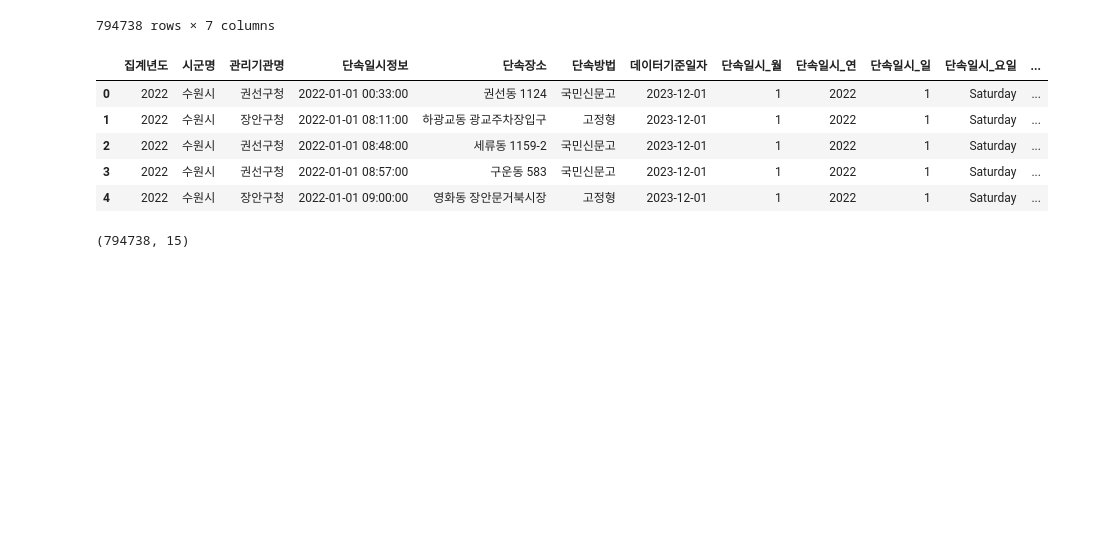
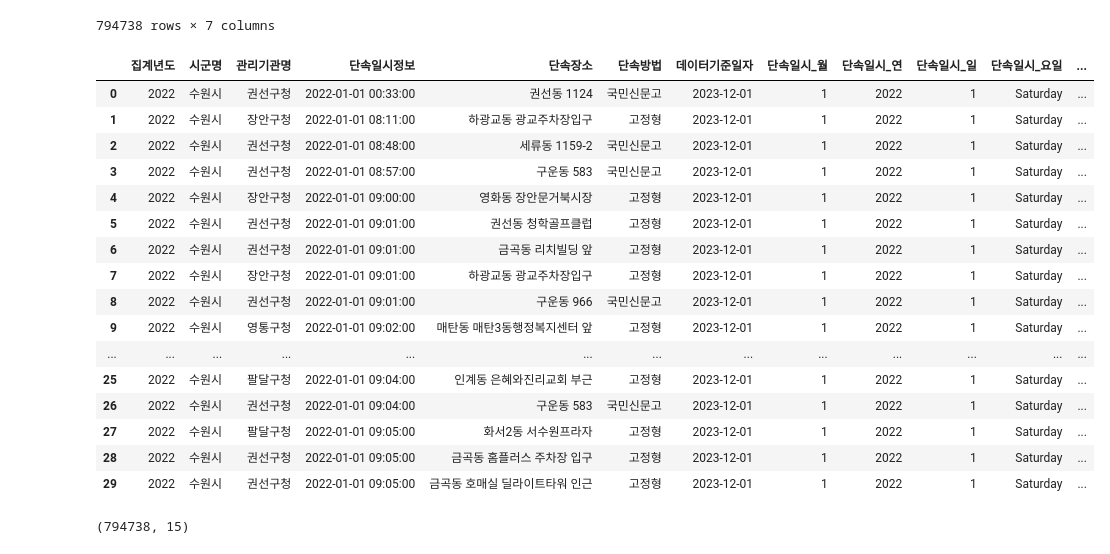
Before and after one commit to HOYUN-Y/Data_projects, a Jupyter notebook: dacon_sri_suwon_data_analysis/[Dacon] 공공데이터를 활용 수원시 정책 제안.ipynb, the cells around one changed output. Cells and saved outputs as stored; diff of their text form; code cells hidden in the pictures; blank space fills up the shorter version.

```diff
--- a/dacon_sri_suwon_data_analysis/[Dacon] 공공데이터를 활용 수원시 정책 제안.ipynb
+++ b/dacon_sri_suwon_data_analysis/[Dacon] 공공데이터를 활용 수원시 정책 제안.ipynb
@@ -409,14 +409,25 @@ illigal_parking['단속일시_season'] = illigal_parking['단속일시_월'].app
                                                                  'winter'
                                                                  )
 # %%
-illigal_parking.head()
+illigal_parking.head(30)
 # %% [output]
 |  | 집계년도 | 시군명 | 관리기관명 | 단속일시정보 | 단속장소 | 단속방법 | 데이터기준일자 | 단속일시_월 | 단속일시_연 | 단속일시_일 | 단속일시_요일 | ... |
 | 0 | 2022 | 수원시 | 권선구청 | 2022-01-01 00:33:00 | 권선동 1124 | 국민신문고 | 2023-12-01 | 1 | 2022 | 1 | Saturday | ... |
 | 1 | 2022 | 수원시 | 장안구청 | 2022-01-01 08:11:00 | 하광교동 광교주차장입구 | 고정형 | 2023-12-01 | 1 | 2022 | 1 | Saturday | ... |
 | 2 | 2022 | 수원시 | 권선구청 | 2022-01-01 08:48:00 | 세류동 1159-2 | 국민신문고 | 2023-12-01 | 1 | 2022 | 1 | Saturday | ... |
 | 3 | 2022 | 수원시 | 권선구청 | 2022-01-01 08:57:00 | 구운동 583 | 국민신문고 | 2023-12-01 | 1 | 2022 | 1 | Saturday | ... |
 | 4 | 2022 | 수원시 | 장안구청 | 2022-01-01 09:00:00 | 영화동 장안문거북시장 | 고정형 | 2023-12-01 | 1 | 2022 | 1 | Saturday | ... |
+| 5 | 2022 | 수원시 | 권선구청 | 2022-01-01 09:01:00 | 권선동 청학골프클럽 | 고정형 | 2023-12-01 | 1 | 2022 | 1 | Saturday | ... |
+| 6 | 2022 | 수원시 | 권선구청 | 2022-01-01 09:01:00 | 금곡동 리치빌딩 앞 | 고정형 | 2023-12-01 | 1 | 2022 | 1 | Saturday | ... |
+| 7 | 2022 | 수원시 | 장안구청 | 2022-01-01 09:01:00 | 하광교동 광교주차장입구 | 고정형 | 2023-12-01 | 1 | 2022 | 1 | Saturday | ... |
+| 8 | 2022 | 수원시 | 권선구청 | 2022-01-01 09:01:00 | 구운동 966 | 국민신문고 | 2023-12-01 | 1 | 2022 | 1 | Saturday | ... |
+| 9 | 2022 | 수원시 | 영통구청 | 2022-01-01 09:02:00 | 매탄동 매탄3동행정복지센터 앞 | 고정형 | 2023-12-01 | 1 | 2022 | 1 | Saturday | ... |
+| ... | ... | ... | ... | ... | ... | ... | ... | ... | ... | ... | ... | ... |
+| 25 | 2022 | 수원시 | 팔달구청 | 2022-01-01 09:04:00 | 인계동 은혜와진리교회 부근 | 고정형 | 2023-12-01 | 1 | 2022 | 1 | Saturday | ... |
+| 26 | 2022 | 수원시 | 권선구청 | 2022-01-01 09:04:00 | 구운동 583 | 국민신문고 | 2023-12-01 | 1 | 2022 | 1 | Saturday | ... |
+| 27 | 2022 | 수원시 | 팔달구청 | 2022-01-01 09:05:00 | 화서2동 서수원프라자 | 고정형 | 2023-12-01 | 1 | 2022 | 1 | Saturday | ... |
+| 28 | 2022 | 수원시 | 권선구청 | 2022-01-01 09:05:00 | 금곡동 홈플러스 주차장 입구 | 고정형 | 2023-12-01 | 1 | 2022 | 1 | Saturday | ... |
+| 29 | 2022 | 수원시 | 권선구청 | 2022-01-01 09:05:00 | 금곡동 호매실 딜라이트타워 인근 | 고정형 | 2023-12-01 | 1 | 2022 | 1 | Saturday | ... |
 # %%
 illigal_parking.shape
 # %% [output]
```
Also changed, not shown: parts of 1 cell of this notebook.
